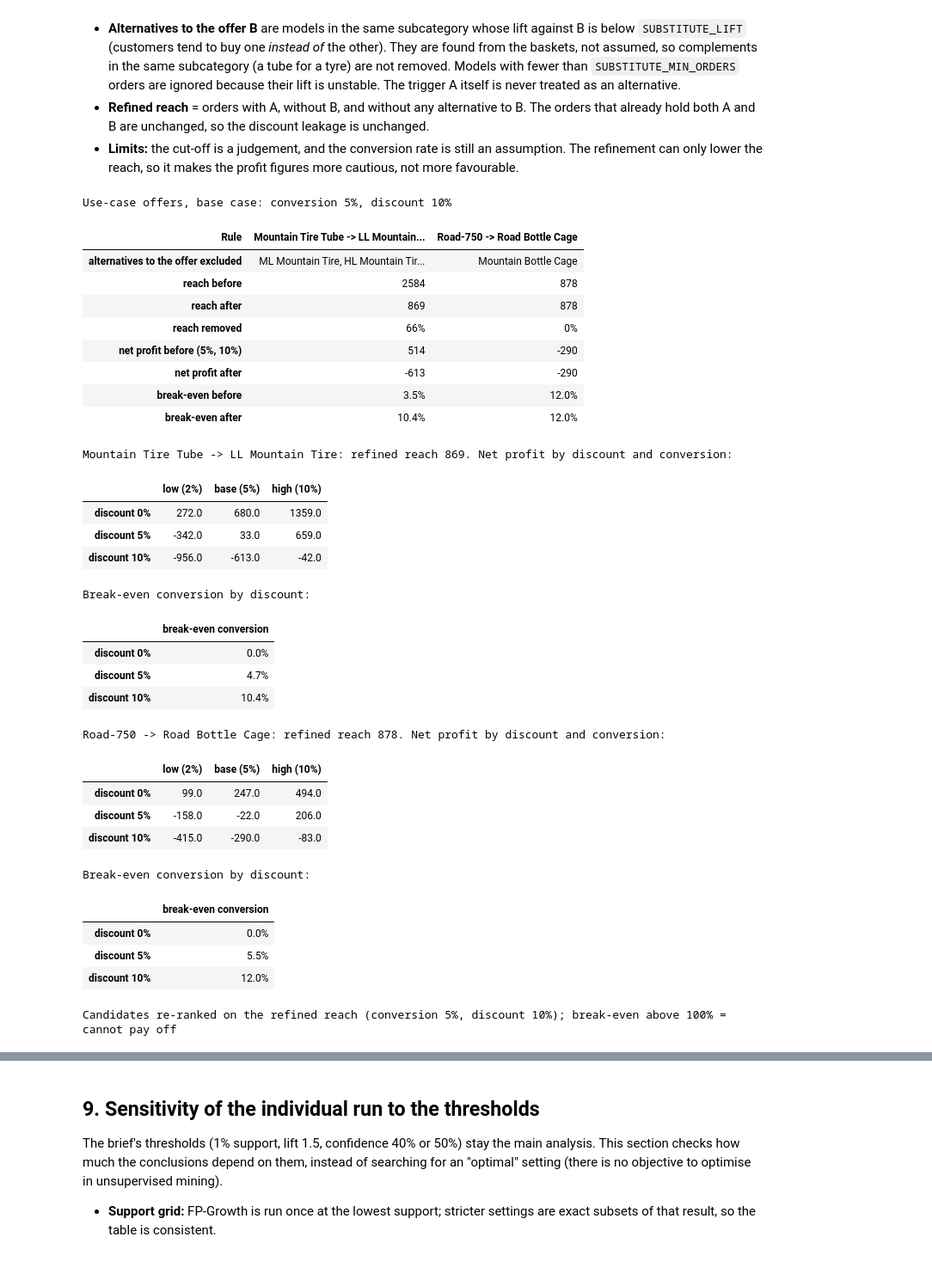
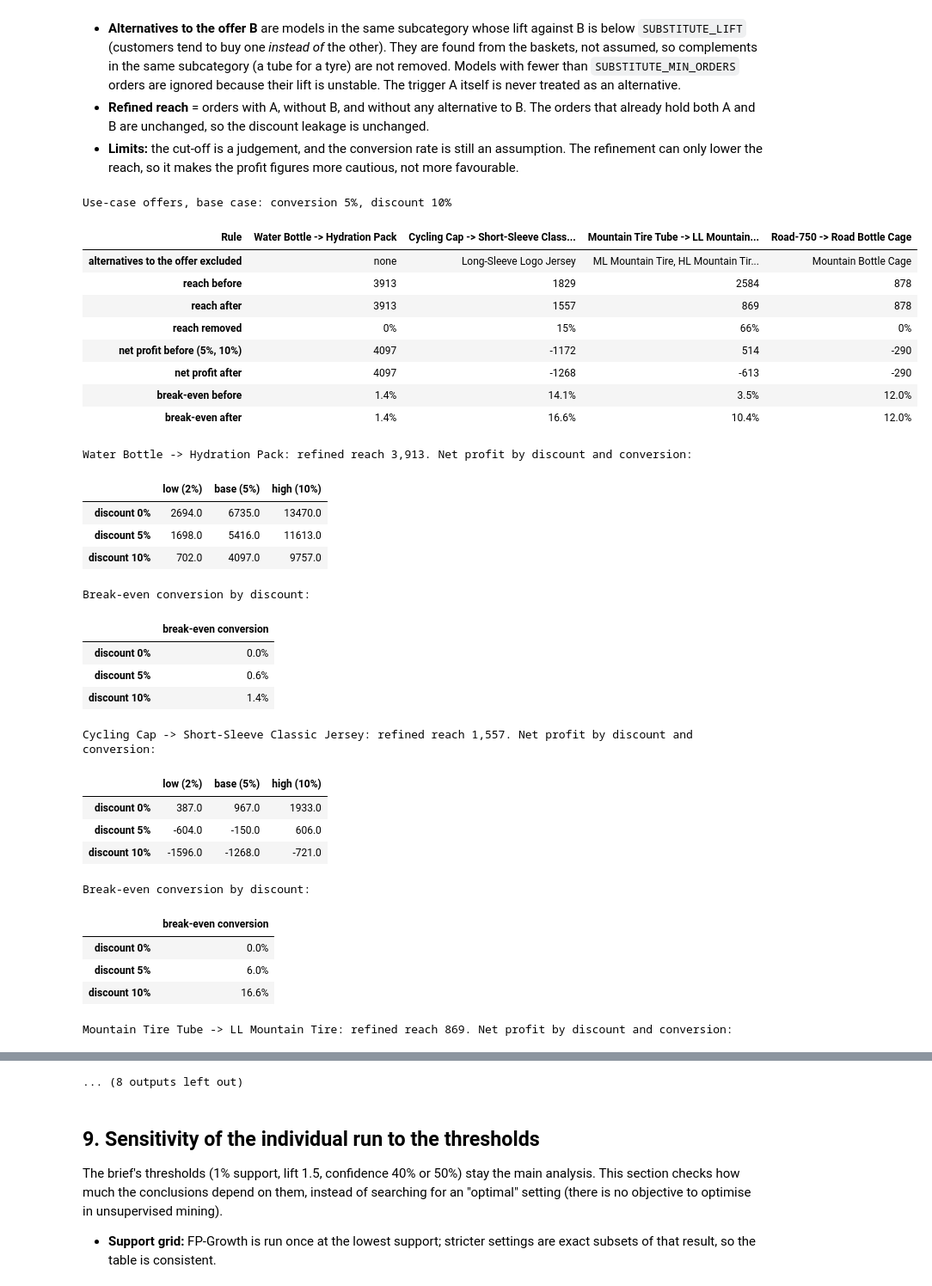
Before and after one commit to Aqikop/BI_Project, a Jupyter notebook: association_rule_mining/association_rule_mining.ipynb, the cells around one changed output, grey strips where cells are left out. Shown at 86% size. Saved outputs shown, nothing was run; the diff lists cells and outputs as text; code cells hidden in the pictures.

Commit message:
add: use case comparision (section 13)

```diff
--- a/association_rule_mining/association_rule_mining.ipynb
+++ b/association_rule_mining/association_rule_mining.ipynb
@@ -606,7 +606,7 @@ Section 8 counts every order with A but not B as reachable. For a tyre this over
 # %%
 SUBSTITUTE_LIFT       = 0.8     # same-subcategory models with lift below this against the offer count as alternatives to it
 SUBSTITUTE_MIN_ORDERS = 30      # ignore models with fewer orders (their lift is unstable)
-REFINE_CASES = [("Mountain Tire Tube", "LL Mountain Tire"), ("Road-750", "Road Bottle Cage")]
+REFINE_CASES = [("Water Bottle", "Hydration Pack"), ("Cycling Cap", "Short-Sleeve Classic Jersey"), ("Mountain Tire Tube", "LL Mountain Tire"), ("Road-750", "Road Bottle Cage")]
 
 pairs_r = pd.read_sql(PAIRS_SQL, engine, params=channel_params("Individual"))
 bk = pd.crosstab(pairs_r["SalesOrderID"], pairs_r["ProductModelID"]).gt(0)
@@ -681,60 +681,60 @@ display(pd.DataFrame(rows).set_index("Rule").T)
 for a_name, b_name, refined, r in kept:
     grid, be = {}, {}
     for d in PROJECTION["discounts"]:
         grid[f"discount {d:.0%}"] = {f"{k} ({cv:.0%})": net_and_breakeven(refined, r.CoOccurrenceCount, r.BAvgRevenue, r.BAvgMargin, d, cv)[0]
                                      for k, cv in PROJECTION["conversion"].items()}
         be[f"discount {d:.0%}"] = net_and_breakeven(refined, r.CoOccurrenceCount, r.BAvgRevenue, r.BAvgMargin, d, cv0)[1]
     print(f"\n{a_name} -> {b_name}: refined reach {refined:,}. Net profit by discount and conversion:")
     display(pd.DataFrame(grid).T.round(0))
     print("Break-even conversion by discount:")
     display(pd.Series(be, name="break-even conversion").map(lambda v: "n/a" if pd.isna(v) else f"{v:.1%}").to_frame())
 
 # 2. All candidates, re-ranked on the refined reach
 cand_r = sized[sized["CrossSellCandidate"] | sized["DiscountedBundleCandidate"]].copy()
 res = []
 for _, r in cand_r.iterrows():
     a, b = int(r.AntecedentModelID), int(r.ConsequentModelID)
     if a not in pos_r or b not in pos_r:
         continue
     plain, refined, subs = refined_reach(a, b)
     n1, be1 = net_and_breakeven(refined, r.CoOccurrenceCount, r.BAvgRevenue, r.BAvgMargin, d0, cv0)
     res.append({"Rule": f"{r.AntecedentModelName} -> {r.ConsequentModelName}", "BothOnSale": r.BothOnSale,
                 "Lift": round(r.Lift, 2), "orders with both": r.CoOccurrenceCount,
                 "reach before": plain, "reach after": refined,
                 "net profit after": round(n1), "break-even after": be1})
 ranked = pd.DataFrame(res).sort_values(["BothOnSale", "net profit after"], ascending=False)
 ranked["break-even after"] = ranked["break-even after"].map(lambda v: "n/a" if pd.isna(v) else f"{v:.1%}")
 print(f"\nCandidates re-ranked on the refined reach (conversion {cv0:.0%}, discount {d0:.0%}); break-even above 100% = cannot pay off")
 display(ranked.head(15).reset_index(drop=True))
 # %% [output]
 Use-case offers, base case: conversion 5%, discount 10%
-| Rule | Mountain Tire Tube -> LL Mountain... | Road-750 -> Road Bottle Cage |
-| alternatives to the offer excluded | ML Mountain Tire, HL Mountain Tir... | Mountain Bottle Cage |
-| reach before | 2584 | 878 |
-| reach after | 869 | 878 |
-| reach removed | 66% | 0% |
-| net profit before (5%, 10%) | 514 | -290 |
-| net profit after | -613 | -290 |
-| break-even before | 3.5% | 12.0% |
-| break-even after | 10.4% | 12.0% |
+| Rule | Water Bottle -> Hydration Pack | Cycling Cap -> Short-Sleeve Class... | Mountain Tire Tube -> LL Mountain... | Road-750 -> Road Bottle Cage |
+| alternatives to the offer excluded | none | Long-Sleeve Logo Jersey | ML Mountain Tire, HL Mountain Tir... | Mountain Bottle Cage |
+| reach before | 3913 | 1829 | 2584 | 878 |
+| reach after | 3913 | 1557 | 869 | 878 |
+| reach removed | 0% | 15% | 66% | 0% |
+| net profit before (5%, 10%) | 4097 | -1172 | 514 | -290 |
+| net profit after | 4097 | -1268 | -613 | -290 |
+| break-even before | 1.4% | 14.1% | 3.5% | 12.0% |
+| break-even after | 1.4% | 16.6% | 10.4% | 12.0% |
-Mountain Tire Tube -> LL Mountain Tire: refined reach 869. Net profit by discount and conversion:
+Water Bottle -> Hydration Pack: refined reach 3,913. Net profit by discount and conversion:
 |  | low (2%) | base (5%) | high (10%) |
-| discount 0% | 272.0 | 680.0 | 1359.0 |
-| discount 5% | -342.0 | 33.0 | 659.0 |
-| discount 10% | -956.0 | -613.0 | -42.0 |
+| discount 0% | 2694.0 | 6735.0 | 13470.0 |
+| discount 5% | 1698.0 | 5416.0 | 11613.0 |
+| discount 10% | 702.0 | 4097.0 | 9757.0 |
 Break-even conversion by discount:
 |  | break-even conversion |
 | discount 0% | 0.0% |
-| discount 5% | 4.7% |
-| discount 10% | 10.4% |
+| discount 5% | 0.6% |
+| discount 10% | 1.4% |
-Road-750 -> Road Bottle Cage: refined reach 878. Net profit by discount and conversion:
+Cycling Cap -> Short-Sleeve Classic Jersey: refined reach 1,557. Net profit by discount and conversion:
 |  | low (2%) | base (5%) | high (10%) |
-| discount 0% | 99.0 | 247.0 | 494.0 |
-| discount 5% | -158.0 | -22.0 | 206.0 |
-| discount 10% | -415.0 | -290.0 | -83.0 |
+| discount 0% | 387.0 | 967.0 | 1933.0 |
+| discount 5% | -604.0 | -150.0 | 606.0 |
+| discount 10% | -1596.0 | -1268.0 | -721.0 |
 Break-even conversion by discount:
 |  | break-even conversion |
 | discount 0% | 0.0% |
-| discount 5% | 5.5% |
-| discount 10% | 12.0% |
+| discount 5% | 6.0% |
+| discount 10% | 16.6% |
-Candidates re-ranked on the refined reach (conversion 5%, discount 10%); break-even above 100% = cannot pay off
+Mountain Tire Tube -> LL Mountain Tire: refined reach 869. Net profit by discount and conversion:
@@ -757,3 +745,4 @@ Candidates re-ranked on the refined reach (conversion 5%, discount 10%); break-e
+... (8 outputs left out)
 # %% [markdown]
 ## 9. Sensitivity of the individual run to the thresholds
 The brief's thresholds (1% support, lift 1.5, confidence 40% or 50%) stay the main analysis. This section checks how much the conclusions depend on them, instead of searching for an "optimal" setting (there is no objective to optimise in unsupervised mining).
```
Also changed, not shown: parts of 4 cells of this notebook.
